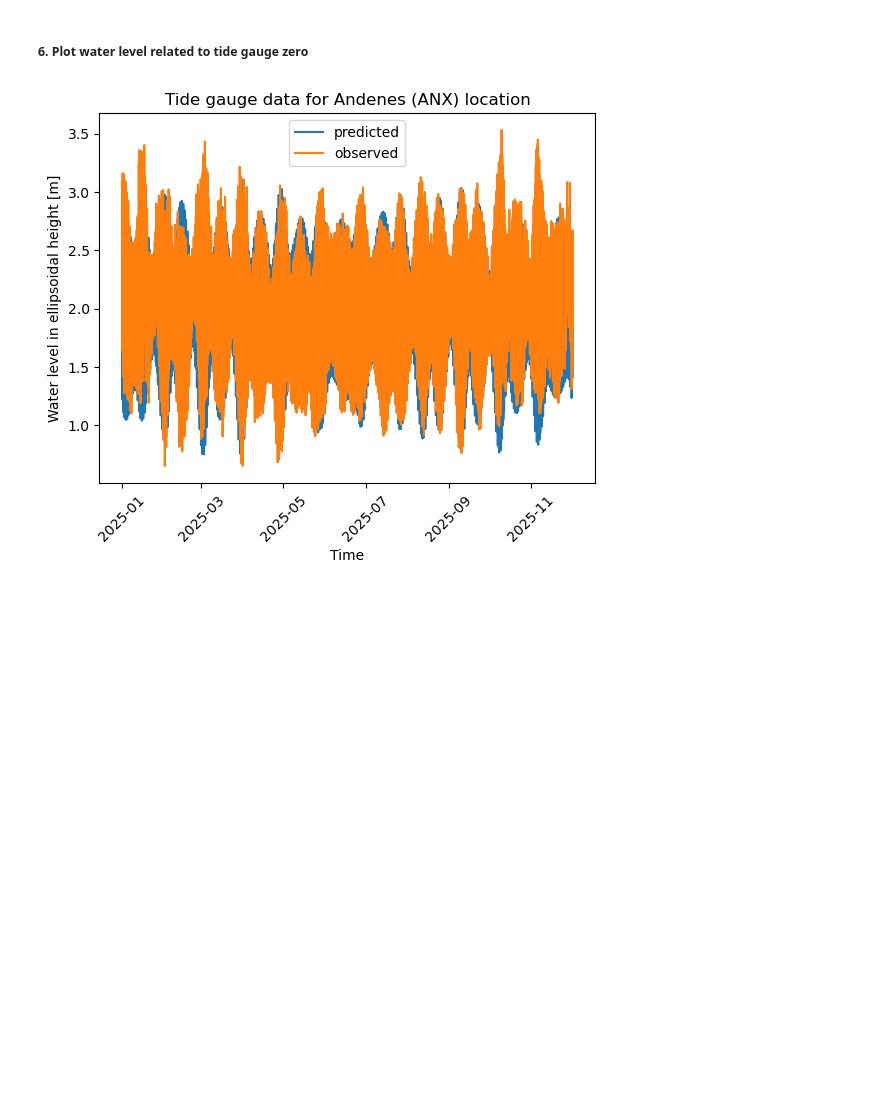
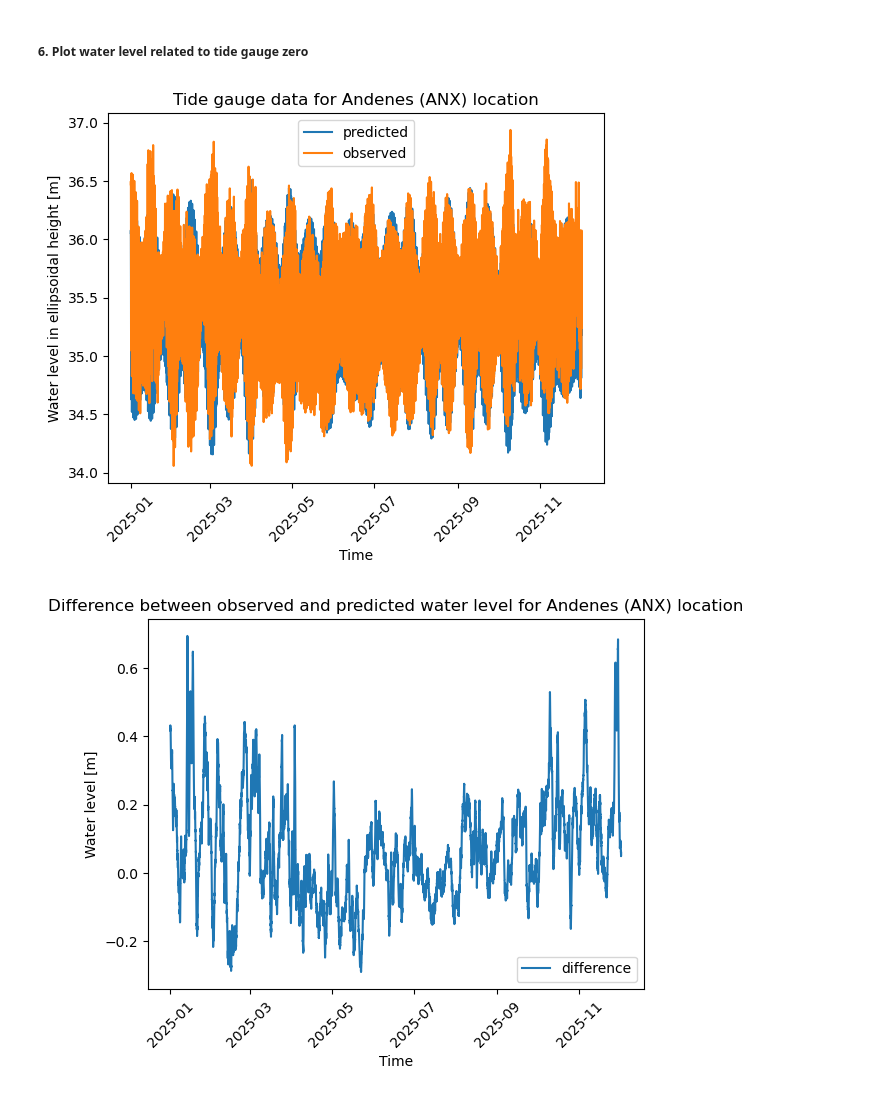
Before and after one commit to kartverket/midgard, a Jupyter notebook: notebooks/api/water_level_api.ipynb, the cells around one changed output. Cells and saved outputs as stored; diff of their text form; code cells hidden in the pictures; blank space fills up the shorter version.

```diff
--- a/notebooks/api/water_level_api.ipynb
+++ b/notebooks/api/water_level_api.ipynb
@@ -508,6 +511,10 @@ dset_wl_nn2000 = api.as_dataset()
 # Refer water level to tide gauge zero
 wl_tgz = dset_wl_nn2000.water_level - h_tgz_nn2000
 wl_predicted_tgz = dset_wl_nn2000.water_level_predicted - h_tgz_nn2000
+
+# Determine water level in ellipsoidal heights
+wl_tgz_itrf2014 = h_tgz_itrf2014 + wl_tgz
+wl_predicted_tgz_itrf2014 = h_tgz_itrf2014 + wl_predicted_tgz
 # %% [output]
 INFO  Downloading https://vannstand.kartverket.no/tideapi.php?fromtime=2025-01-01T00:00&totime=2025-12-02T00:00&datatype=all&uncertainty=0&refcode=nn2000&place=&file=&lang=en&interval=10&dst=0&tzone=0 ...
 # %% [markdown]
@@ -515,25 +522,40 @@ INFO  Downloading https://vannstand.kartverket.no/tideapi.php?fromtime=2025-01-0
 # %%
 # Import matplotlib module
 import matplotlib.pyplot as plt
 
 # Plot data
 plt.plot(
         dset_wl_nn2000.time.datetime,
-        wl_predicted_tgz,
+        wl_predicted_tgz_itrf2014,
         label="predicted",
 )
 plt.plot(
         dset_wl_nn2000.time.datetime,
-        wl_tgz,
+        wl_tgz_itrf2014,
         label="observed",
 )
 plt.title(
     f"Tide gauge data for Andenes (ANX) location"
 )
 plt.xlabel("Time")
 plt.ylabel("Water level in ellipsoidal height [m]")
 plt.xticks(rotation=45)
 plt.legend()
 plt.show()
+
+plt.title(
+    f"Difference between observed and predicted water level for Andenes (ANX) location"
+)
+plt.plot(
+        dset_wl_nn2000.time.datetime,
+        wl_tgz_itrf2014 - wl_predicted_tgz_itrf2014,
+        label="difference",
+)
+plt.xlabel("Time")
+plt.ylabel("Water level [m]")
+plt.xticks(rotation=45)
+plt.legend()
+plt.show()
 # %% [output]
-[figure, old version]
+[figure, new version]
+[figure, added]
```
Also changed, not shown: parts of 2 cells of this notebook.
